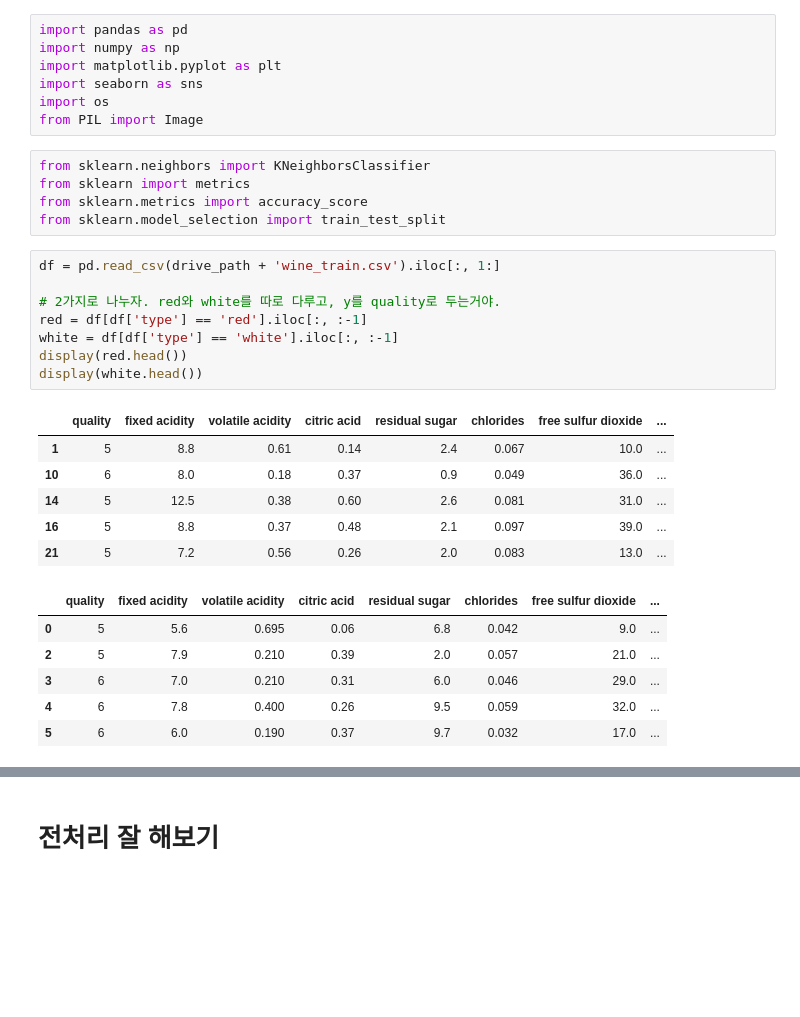
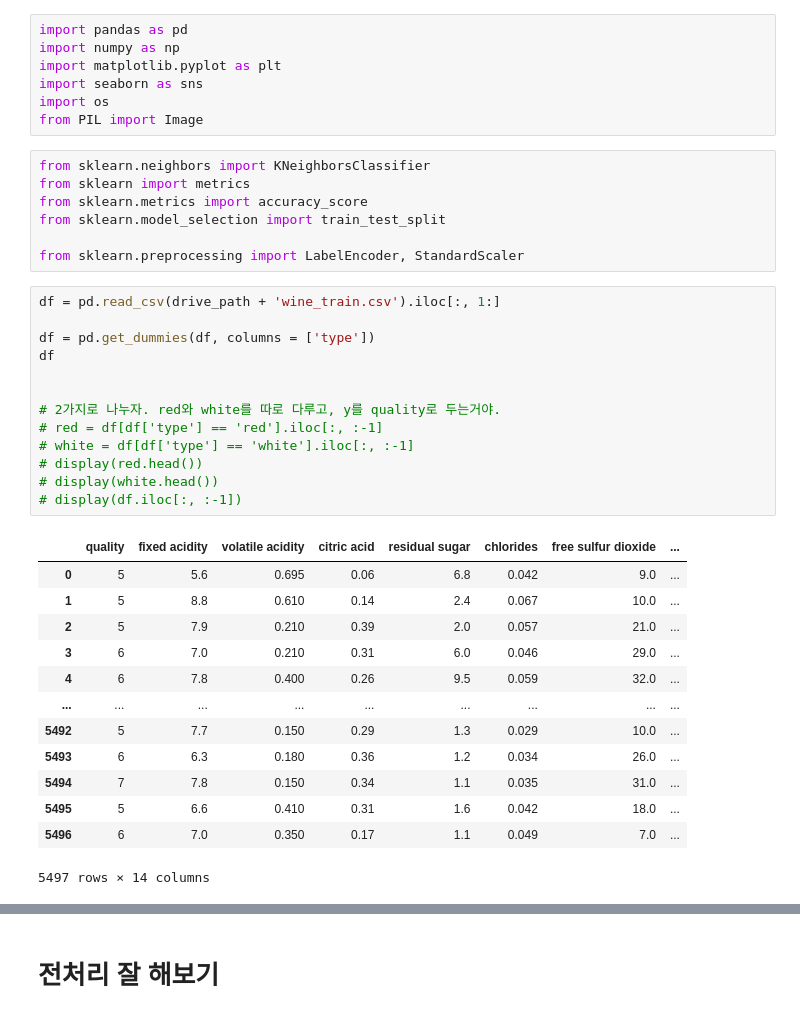
Before and after one commit to mon-world/team_project_2022, a Jupyter notebook: project_3/wine_analysis.ipynb, the cells around one changed output, grey strips where cells are left out. Cells and saved outputs as stored; diff of their text form; blank space fills up the shorter version.

```diff
--- a/project_3/wine_analysis.ipynb
+++ b/project_3/wine_analysis.ipynb
@@ -72,24 +72,32 @@ from sklearn.neighbors import KNeighborsClassifier
 from sklearn import metrics
 from sklearn.metrics import accuracy_score
 from sklearn.model_selection import train_test_split
+
+from sklearn.preprocessing import LabelEncoder, StandardScaler
 # %%
 df = pd.read_csv(drive_path + 'wine_train.csv').iloc[:, 1:]
 
+df = pd.get_dummies(df, columns = ['type'])
+df
+
+
 # 2가지로 나누자. red와 white를 따로 다루고, y를 quality로 두는거야.
-red = df[df['type'] == 'red'].iloc[:, :-1]
-white = df[df['type'] == 'white'].iloc[:, :-1]
-display(red.head())
-display(white.head())
+# red = df[df['type'] == 'red'].iloc[:, :-1]
+# white = df[df['type'] == 'white'].iloc[:, :-1]
+# display(red.head())
+# display(white.head())
+# display(df.iloc[:, :-1])
 # %% [output]
 |  | quality | fixed acidity | volatile acidity | citric acid | residual sugar | chlorides | free sulfur dioxide | ... |
-| 1 | 5 | 8.8 | 0.61 | 0.14 | 2.4 | 0.067 | 10.0 | ... |
-| 10 | 6 | 8.0 | 0.18 | 0.37 | 0.9 | 0.049 | 36.0 | ... |
-| 14 | 5 | 12.5 | 0.38 | 0.60 | 2.6 | 0.081 | 31.0 | ... |
-| 16 | 5 | 8.8 | 0.37 | 0.48 | 2.1 | 0.097 | 39.0 | ... |
-| 21 | 5 | 7.2 | 0.56 | 0.26 | 2.0 | 0.083 | 13.0 | ... |
+| 0 | 5 | 5.6 | 0.695 | 0.06 | 6.8 | 0.042 | 9.0 | ... |
+| 1 | 5 | 8.8 | 0.610 | 0.14 | 2.4 | 0.067 | 10.0 | ... |
+| 2 | 5 | 7.9 | 0.210 | 0.39 | 2.0 | 0.057 | 21.0 | ... |
+| 3 | 6 | 7.0 | 0.210 | 0.31 | 6.0 | 0.046 | 29.0 | ... |
+| 4 | 6 | 7.8 | 0.400 | 0.26 | 9.5 | 0.059 | 32.0 | ... |
+| ... | ... | ... | ... | ... | ... | ... | ... | ... |
+| 5492 | 5 | 7.7 | 0.150 | 0.29 | 1.3 | 0.029 | 10.0 | ... |
+| 5493 | 6 | 6.3 | 0.180 | 0.36 | 1.2 | 0.034 | 26.0 | ... |
+| 5494 | 7 | 7.8 | 0.150 | 0.34 | 1.1 | 0.035 | 31.0 | ... |
+| 5495 | 5 | 6.6 | 0.410 | 0.31 | 1.6 | 0.042 | 18.0 | ... |
+| 5496 | 6 | 7.0 | 0.350 | 0.17 | 1.1 | 0.049 | 7.0 | ... |
-|  | quality | fixed acidity | volatile acidity | citric acid | residual sugar | chlorides | free sulfur dioxide | ... |
-| 0 | 5 | 5.6 | 0.695 | 0.06 | 6.8 | 0.042 | 9.0 | ... |
-| 2 | 5 | 7.9 | 0.210 | 0.39 | 2.0 | 0.057 | 21.0 | ... |
-| 3 | 6 | 7.0 | 0.210 | 0.31 | 6.0 | 0.046 | 29.0 | ... |
-| 4 | 6 | 7.8 | 0.400 | 0.26 | 9.5 | 0.059 | 32.0 | ... |
-| 5 | 6 | 6.0 | 0.190 | 0.37 | 9.7 | 0.032 | 17.0 | ... |
+5497 rows × 14 columns
```
Also changed, not shown: parts of 48 cells of this notebook, 2 other files.
